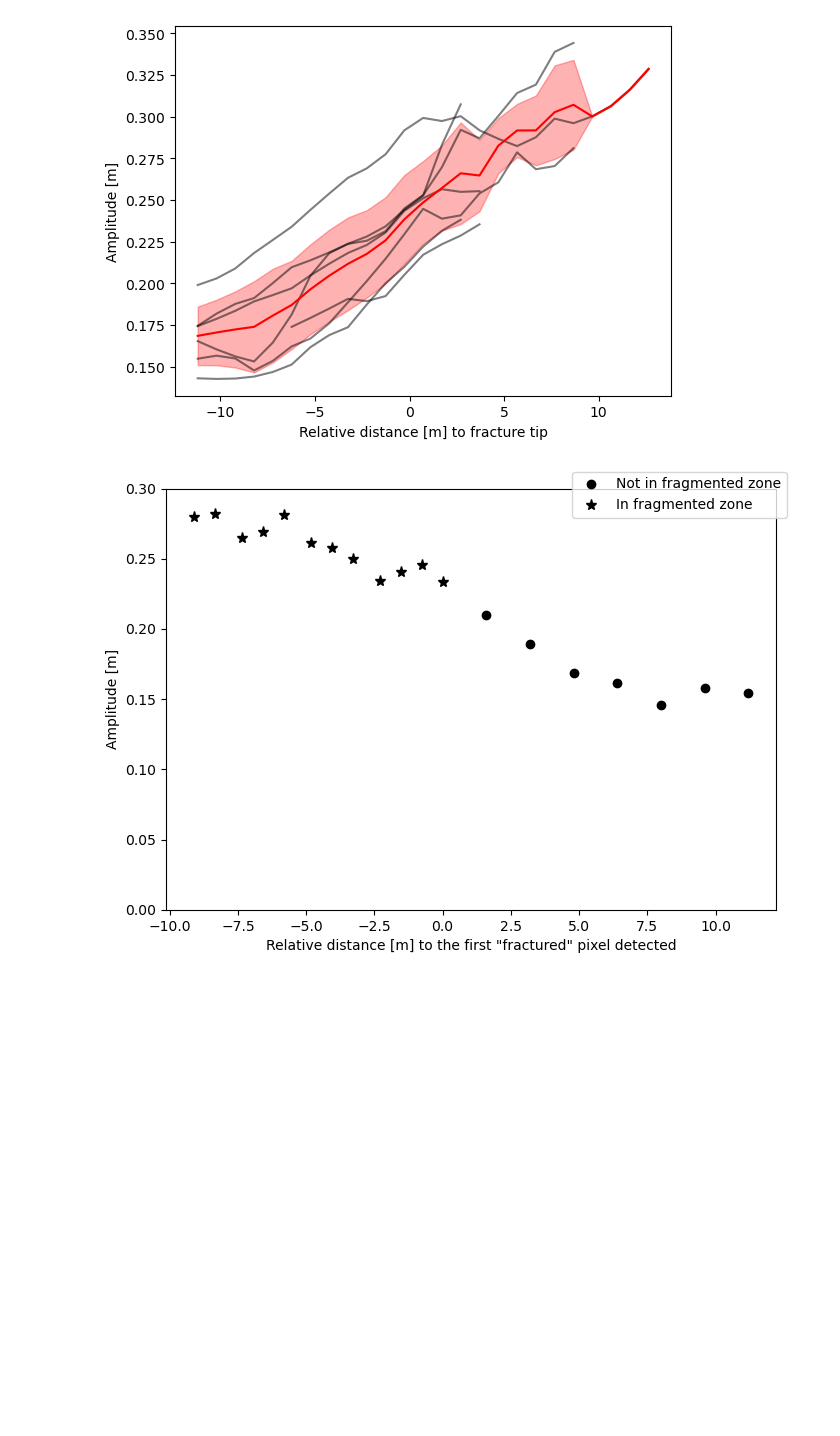
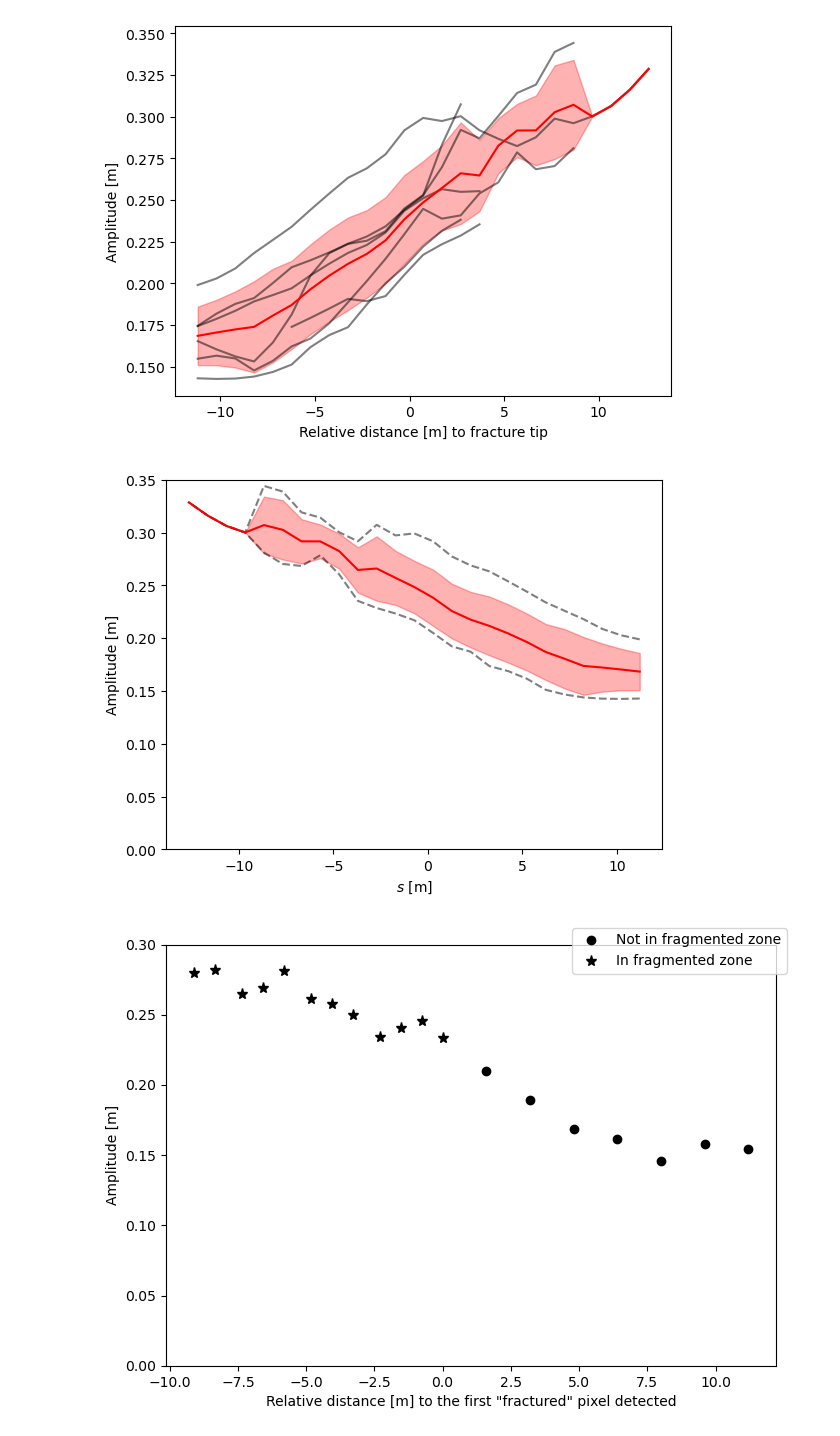
Before and after one commit to Turbotice/icewave, a Jupyter notebook: icewave/vasco/field/SagWin2024/fracture_wake_boat/drones/figures_article/fig_plot_final_kappa.ipynb, the cells around one changed output. Cells and saved outputs as stored; diff of their text form; code cells hidden in the pictures; blank space fills up the shorter version.

```diff
--- a/icewave/vasco/field/SagWin2024/fracture_wake_boat/drones/figures_article/fig_plot_final_kappa.ipynb
+++ b/icewave/vasco/field/SagWin2024/fracture_wake_boat/drones/figures_article/fig_plot_final_kappa.ipynb
@@ -243,6 +243,24 @@ plt.xlabel('Relative distance [m] to fracture tip')
 plt.show()
 # %% [output]
 [figure]
+# %%
+# plot pour tester
+plt.figure()
+plt.plot(-xvals2plot, np.nanmax(matrix_interp, axis=0),'--k',alpha=0.5)
+plt.plot(-xvals2plot, np.nanmin(matrix_interp, axis=0),'--k',alpha=0.5)
+
+mean_amplitude = np.nanmean(matrix_interp,axis=0)
+std_amplitude = np.nanstd(matrix_interp,axis=0)
+
+plt.plot(-xvals2plot, mean_amplitude, color='r')
+plt.fill_between(- xvals2plot, mean_amplitude-std_amplitude, mean_amplitude+std_amplitude, color='r', alpha=0.3)
+plt.ylabel('Amplitude [m]')
+plt.xlabel(r'$s$ [m]')
+plt.ylim(0, 0.35)
+plt.savefig('C:/Users/Vasco Zanchi/Desktop/presentations/reunions_hebdo/figures_data_article/Ac_vs_s_allcracks_interpolated.pdf', dpi=600)
+plt.show()
+# %% [output]
+[figure, added]
 # %%
 k = 'dict_single_frac_yind23_xind28'
 
```
Also changed, not shown: 4 other files.
